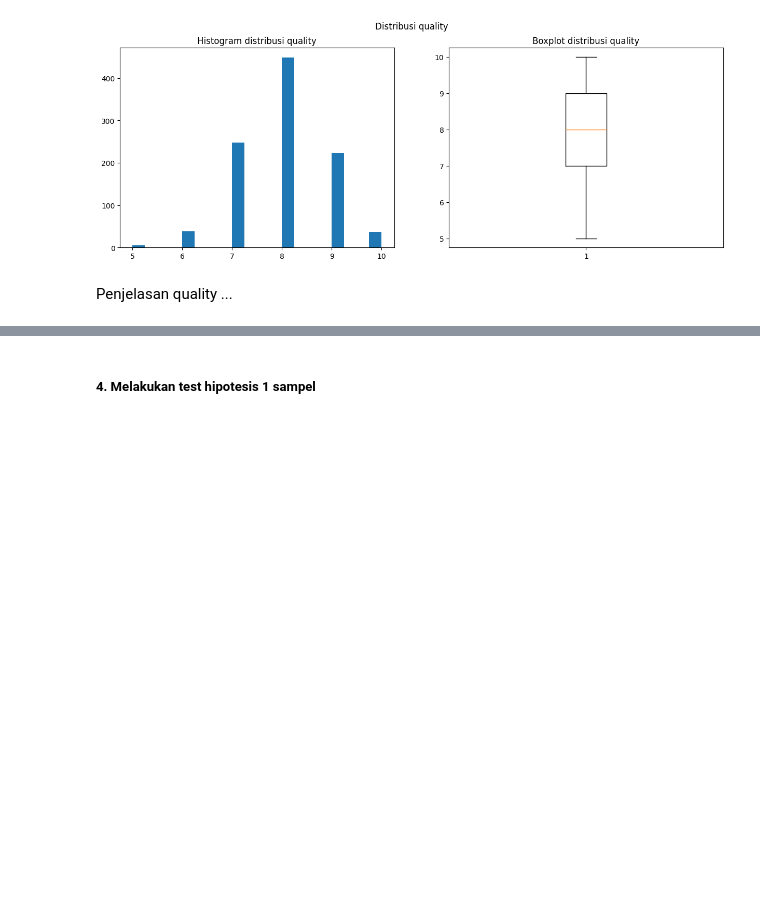
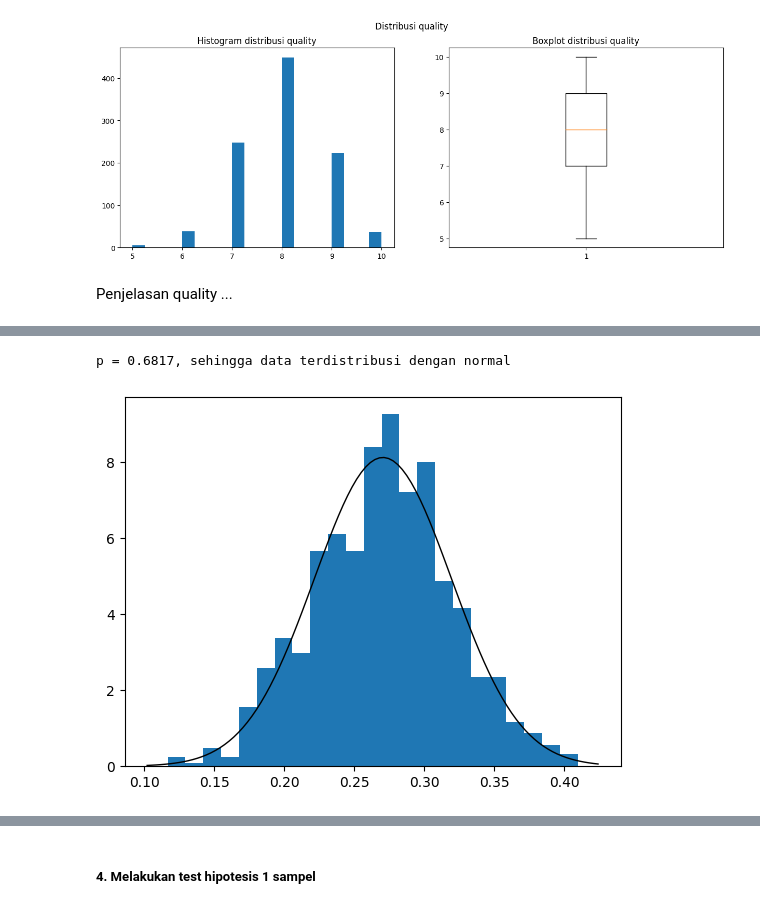
Before and after one commit to febryanarota/Tugas-Besar-Probstat, a Jupyter notebook: main.ipynb, the cells around one changed output, grey strips where cells are left out. Cells and saved outputs as stored; diff of their text form; code cells hidden in the pictures; blank space fills up the shorter version.

```diff
--- a/main.ipynb
+++ b/main.ipynb
@@ -160,0 +184,5 @@ Penjelasan quality ...
+# %%
+normalityTest(df["citric acid"])
+# %% [output]
+p = 0.6817, sehingga data terdistribusi dengan normal
+[figure, added]
```
Also changed, not shown: parts of 15 cells of this notebook.
